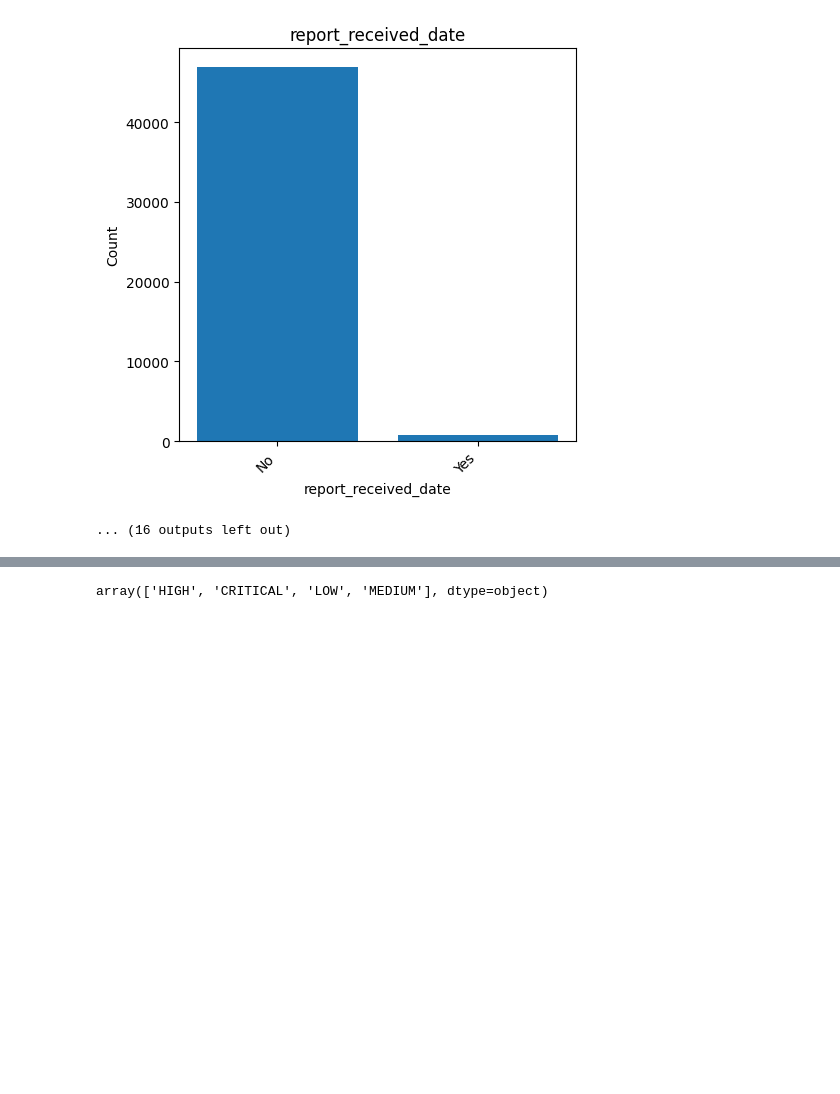
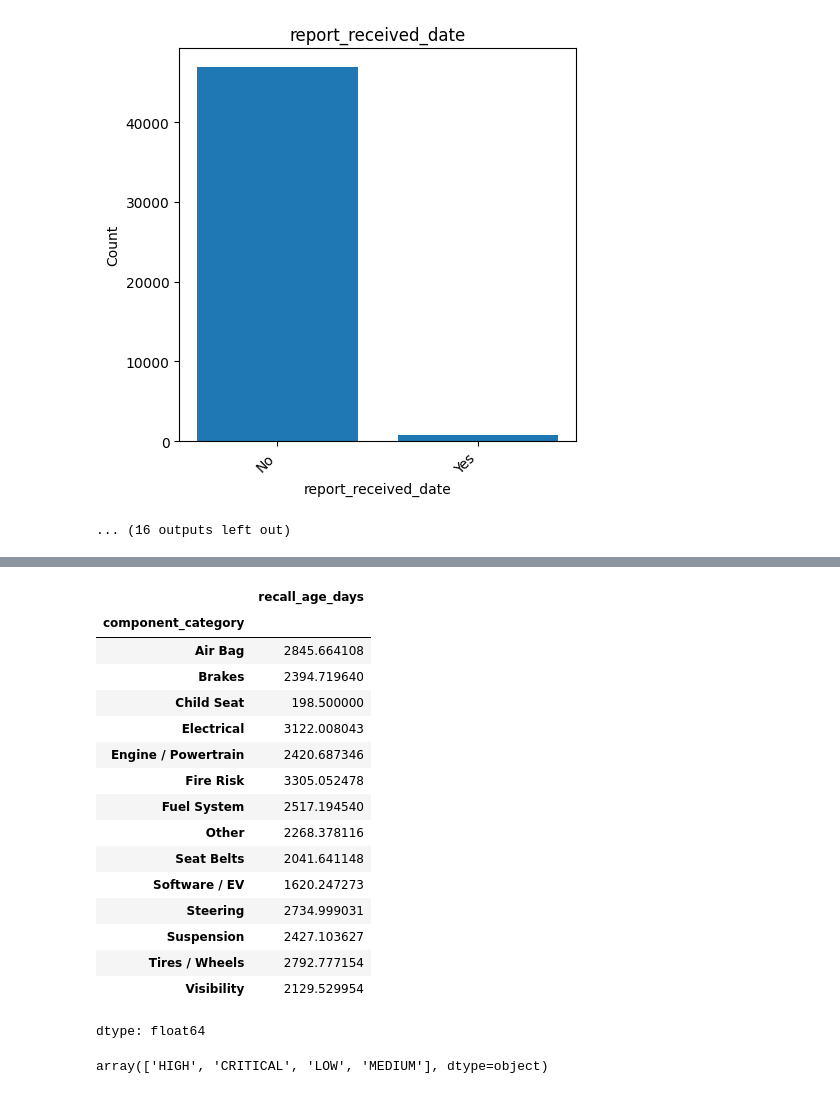
Before and after one commit to djmans630/DSC148_Project, a Jupyter notebook: DSC148_Final_Project_Daniel.ipynb, the cells around one changed output, grey strips where cells are left out. Saved outputs shown, nothing was run; the diff lists cells and outputs as text; code cells hidden in the pictures; blank space fills up the shorter version.

```diff
--- a/DSC148_Final_Project_Daniel.ipynb
+++ b/DSC148_Final_Project_Daniel.ipynb
@@ -391,3 +411,23 @@ df['vehicle_year'] = df['vehicle_year'].apply(mean_impute, args = (df['vehicle_y
+# %%
+df.groupby('component_category')['recall_age_days'].mean()
+# %% [output]
+|  | recall_age_days |
+| component_category |  |
+| Air Bag | 2845.664108 |
+| Brakes | 2394.719640 |
+| Child Seat | 198.500000 |
+| Electrical | 3122.008043 |
+| Engine / Powertrain | 2420.687346 |
+| Fire Risk | 3305.052478 |
+| Fuel System | 2517.194540 |
+| Other | 2268.378116 |
+| Seat Belts | 2041.641148 |
+| Software / EV | 1620.247273 |
+| Steering | 2734.999031 |
+| Suspension | 2427.103627 |
+| Tires / Wheels | 2792.777154 |
+| Visibility | 2129.529954 |
+dtype: float64
 # %%
 # Missingness for categorical cols
 
```
Also changed, not shown: parts of 21 cells of this notebook.
